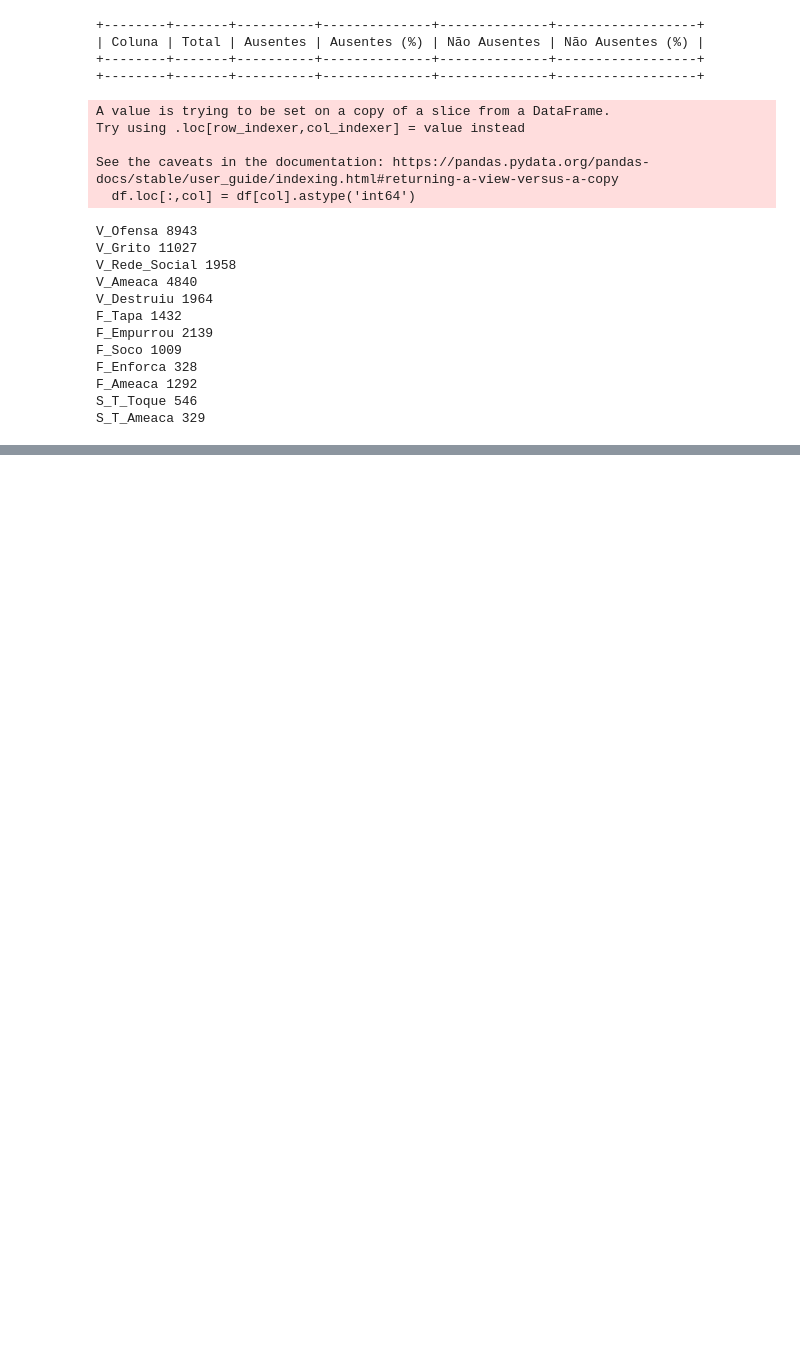
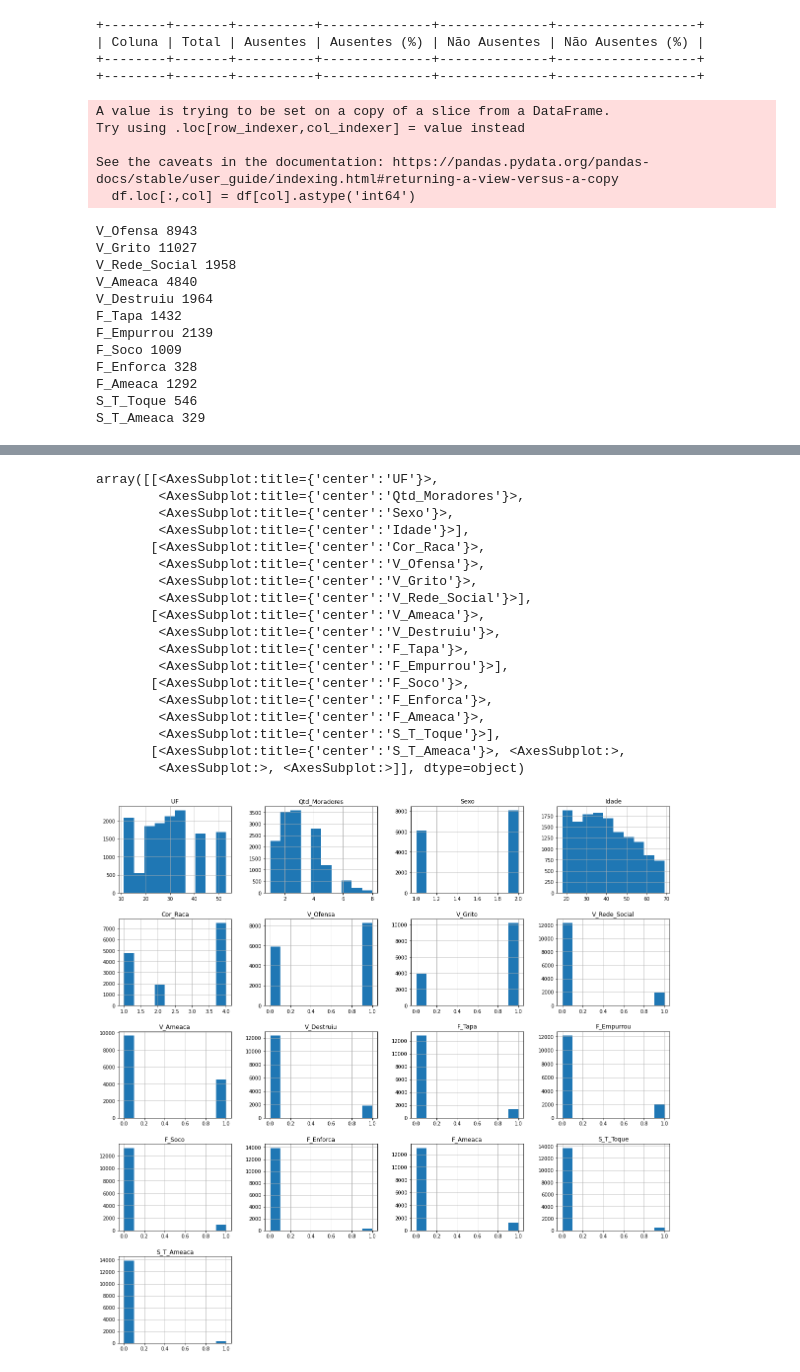
Before and after one commit to cassioHilario/DomHelder, a Jupyter notebook: DataScience/article/violencia.ipynb, the cells around one changed output, grey strips where cells are left out. Cells and saved outputs as stored; diff of their text form; code cells hidden in the pictures; blank space fills up the shorter version.

```diff
--- a/DataScience/article/violencia.ipynb
+++ b/DataScience/article/violencia.ipynb
@@ -194,0 +304,23 @@ violencia_backup.to_csv('BasedeDadosPNS-2019/PNS2019-violencia.csv')
+# %%
+# show histogram of each column
+violencia_backup.hist(figsize=(20,20))
+# %% [output]
+array([[<AxesSubplot:title={'center':'UF'}>,
+        <AxesSubplot:title={'center':'Qtd_Moradores'}>,
+        <AxesSubplot:title={'center':'Sexo'}>,
+        <AxesSubplot:title={'center':'Idade'}>],
+       [<AxesSubplot:title={'center':'Cor_Raca'}>,
+        <AxesSubplot:title={'center':'V_Ofensa'}>,
+        <AxesSubplot:title={'center':'V_Grito'}>,
+        <AxesSubplot:title={'center':'V_Rede_Social'}>],
+       [<AxesSubplot:title={'center':'V_Ameaca'}>,
+        <AxesSubplot:title={'center':'V_Destruiu'}>,
+        <AxesSubplot:title={'center':'F_Tapa'}>,
+        <AxesSubplot:title={'center':'F_Empurrou'}>],
+       [<AxesSubplot:title={'center':'F_Soco'}>,
+        <AxesSubplot:title={'center':'F_Enforca'}>,
+        <AxesSubplot:title={'center':'F_Ameaca'}>,
+        <AxesSubplot:title={'center':'S_T_Toque'}>],
+       [<AxesSubplot:title={'center':'S_T_Ameaca'}>, <AxesSubplot:>,
+        <AxesSubplot:>, <AxesSubplot:>]], dtype=object)
+[figure, added]
```
Also changed, not shown: parts of 9 cells of this notebook, 1 other file.
